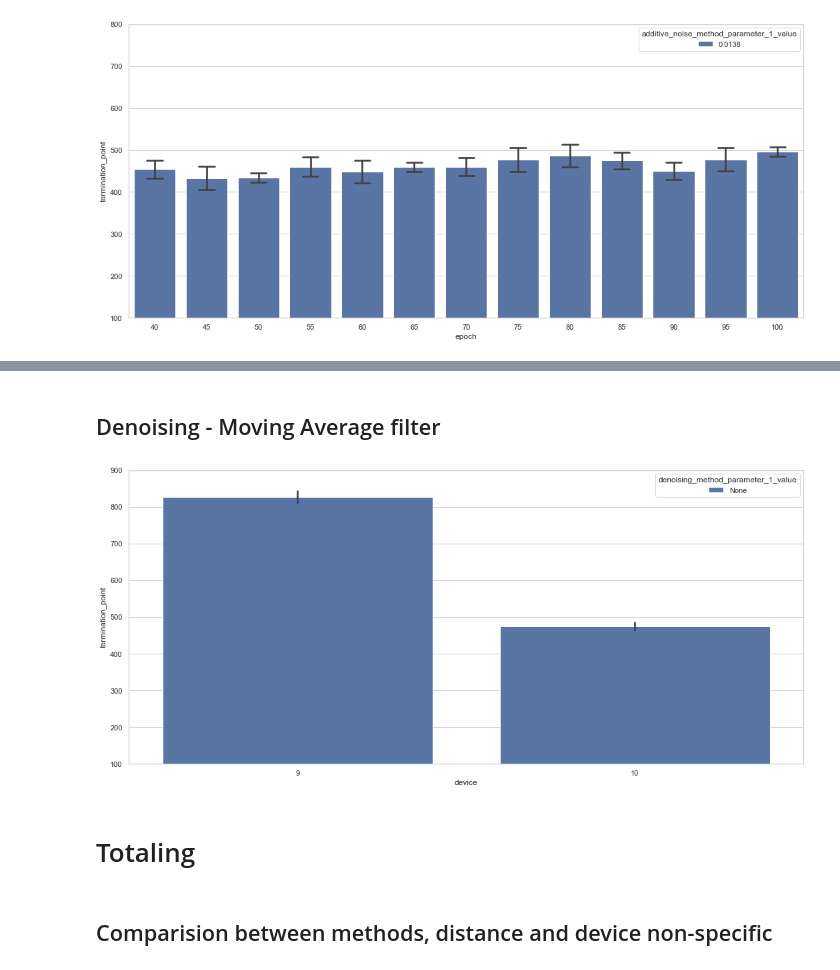
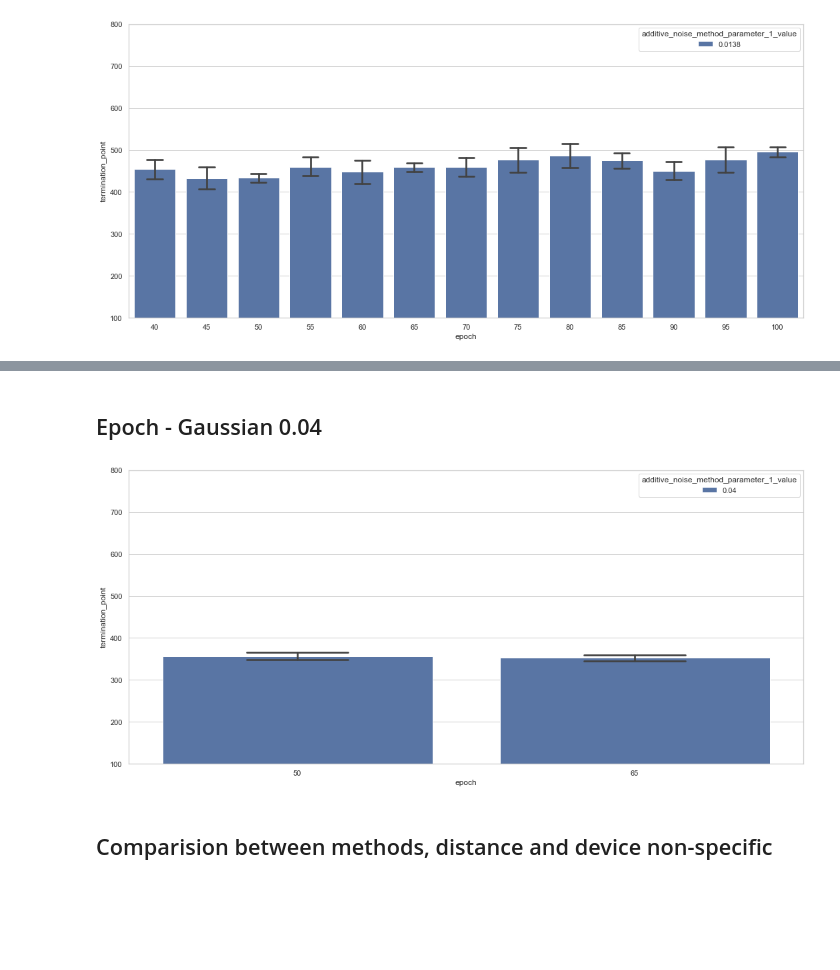
Before and after one commit to axelzedigh/MasterThesisResults, a Jupyter notebook: notebooks/Database_visualizations.ipynb, the cells around one changed output, grey strips where cells are left out. Saved outputs shown, nothing was run; the diff lists cells and outputs as text; code cells hidden in the pictures; blank space fills up the shorter version.

Commit message:
Epoch comparison and plot return changes (pd dataframe returns).

```diff
--- a/notebooks/Database_visualizations.ipynb
+++ b/notebooks/Database_visualizations.ipynb
@@ -328,43 +60,9 @@ plt.show()
-# %% [markdown]
-## Denoising - Moving Average filter
-# %%
-query = """
-select
-    device,
-    epoch,
-    denoising_method,
-    denoising_method_parameter_1,
-    denoising_method_parameter_1_value,
-    denoising_method_parameter_2,
-    denoising_method_parameter_2_value,
-    termination_point
-from
-    full_rank_test
-where
-    test_dataset = 'Zedigh_2021'
-    AND epoch = 65
-    AND distance = 2
-    AND additive_noise_method IS NULL
-    AND (denoising_method IS NULL OR denoising_method = 'Moving Average Filter')
-order by
-    denoising_method_parameter_1_value
-    ;
-"""
-full_rank_test = pd.read_sql_query(query, con)
-full_rank_test.fillna("None",inplace=True)
-ylim_bottom = 100
-ylim_top = 900
-sns.set(rc={"figure.figsize":(15, 7)})
-sns.set_style("whitegrid")
-sns.barplot(x=full_rank_test["device"], y=full_rank_test["termination_point"], hue=full_rank_test["denoising_method_parameter_1_value"])
-plt.ylim(ylim_bottom,ylim_top)
-plt.tight_layout()
-plt.savefig("../docs/figs/Denoising_comparison_Zedigh2021.png")
-plt.show()
-# %% [output]
-[figure, removed]
-# %% [markdown]
-# Totaling
+# %% [markdown]
+## Epoch - Gaussian 0.04
+# %%
+_ = plot_epoch_comparison(test_dataset="Wang_2021", device=6, distance=15, additive_noise_method="Gaussian", additive_noise_method_parameter_1_value=0.04)
+# %% [output]
+[figure, added]
 # %% [markdown]
 ## Comparision between methods, distance and device non-specific
 # %%
```
Also changed, not shown: parts of 20 cells of this notebook, 1 other file.
